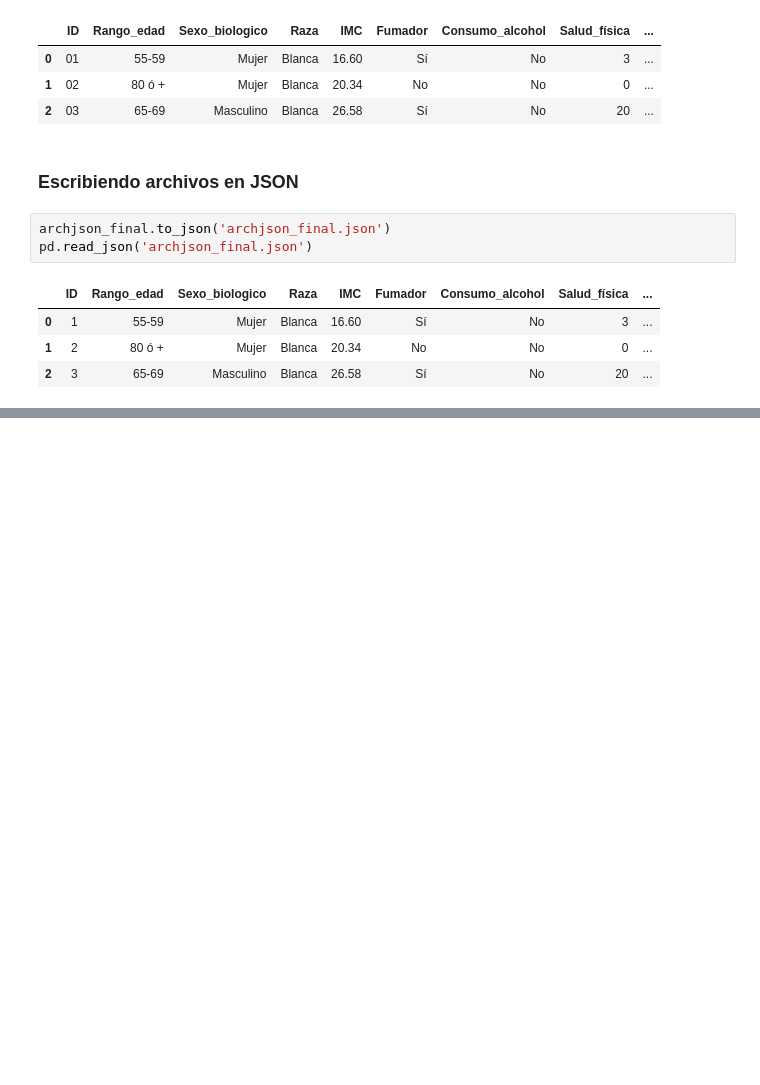
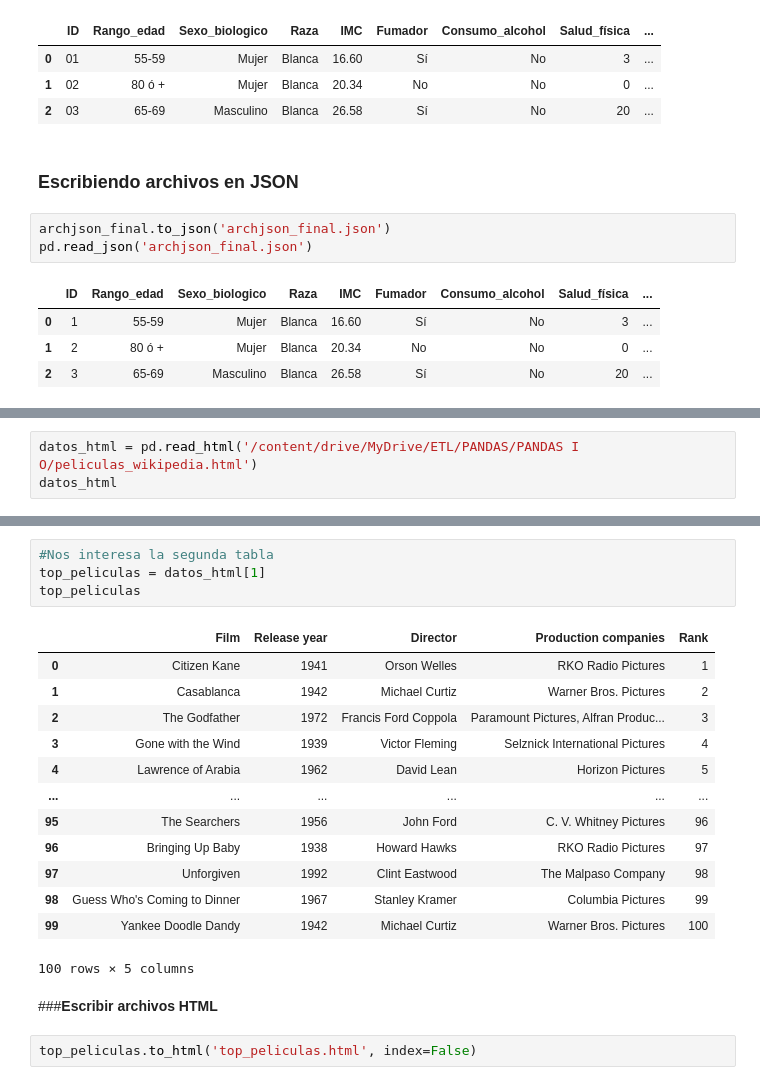
Before and after one commit to AndresCMontejo/PANDAS_I-O, a Jupyter notebook: Panda_I_O.ipynb, the cells around one changed output, grey strips where cells are left out. Cells and saved outputs as stored; diff of their text form; blank space fills up the shorter version.

```diff
--- a/Panda_I_O.ipynb
+++ b/Panda_I_O.ipynb
@@ -336,0 +343,3 @@ pd.read_json('archjson_final.json')
+# %%
+datos_html = pd.read_html('/content/drive/MyDrive/ETL/PANDAS/PANDAS I O/peliculas_wikipedia.html')
+datos_html
@@ -336,0 +364,22 @@ pd.read_json('archjson_final.json')
+# %%
+#Nos interesa la segunda tabla
+top_peliculas = datos_html[1]
+top_peliculas
+# %% [output]
+|  | Film | Release year | Director | Production companies | Rank |
+| 0 | Citizen Kane | 1941 | Orson Welles | RKO Radio Pictures | 1 |
+| 1 | Casablanca | 1942 | Michael Curtiz | Warner Bros. Pictures | 2 |
+| 2 | The Godfather | 1972 | Francis Ford Coppola | Paramount Pictures, Alfran Produc... | 3 |
+| 3 | Gone with the Wind | 1939 | Victor Fleming | Selznick International Pictures | 4 |
+| 4 | Lawrence of Arabia | 1962 | David Lean | Horizon Pictures | 5 |
+| ... | ... | ... | ... | ... | ... |
+| 95 | The Searchers | 1956 | John Ford | C. V. Whitney Pictures | 96 |
+| 96 | Bringing Up Baby | 1938 | Howard Hawks | RKO Radio Pictures | 97 |
+| 97 | Unforgiven | 1992 | Clint Eastwood | The Malpaso Company | 98 |
+| 98 | Guess Who's Coming to Dinner | 1967 | Stanley Kramer | Columbia Pictures | 99 |
+| 99 | Yankee Doodle Dandy | 1942 | Michael Curtiz | Warner Bros. Pictures | 100 |
+100 rows × 5 columns
+# %% [markdown]
+###**Escribir archivos HTML**
+# %%
+top_peliculas.to_html('top_peliculas.html', index=False)
```
Also changed, not shown: parts of 7 cells of this notebook.
